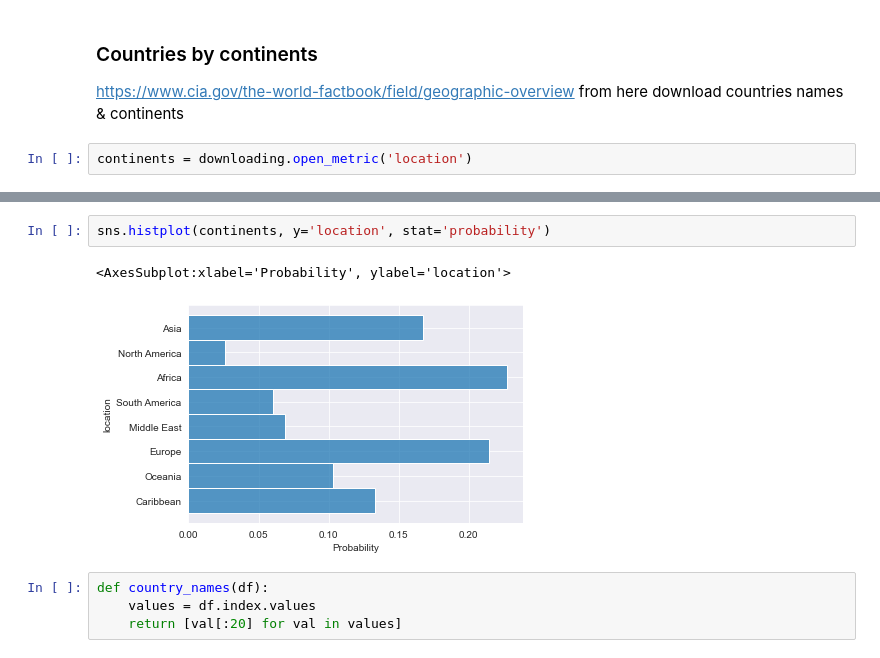
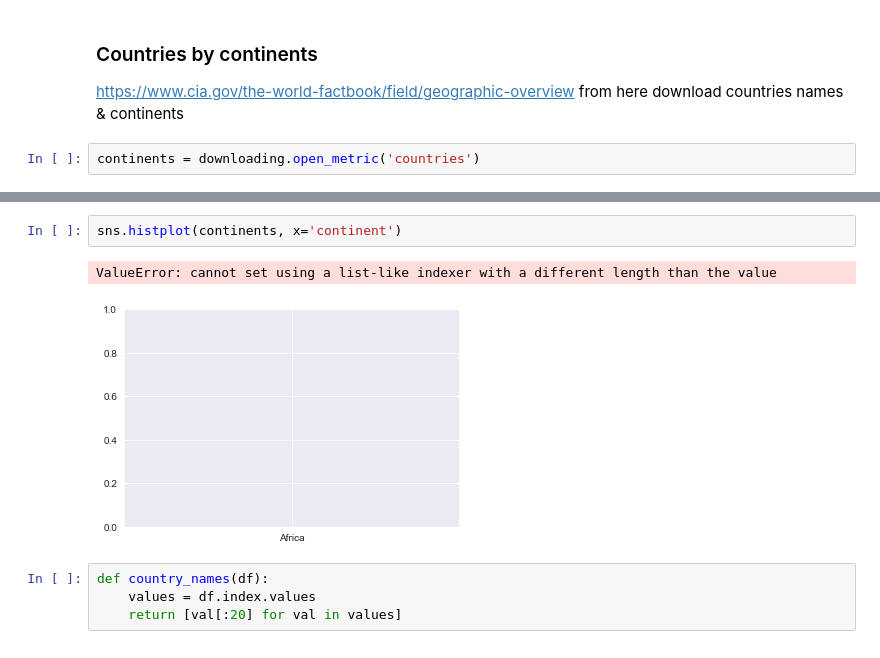
Before and after one commit to farqlia/WorldCountriesProject, a Jupyter notebook: notebooks/Aging Population Classification.ipynb, the cells around one changed output, grey strips where cells are left out. Saved outputs shown, nothing was run; the diff lists cells and outputs as text.

```diff
--- a/notebooks/Aging Population Classification.ipynb
+++ b/notebooks/Aging Population Classification.ipynb
@@ -65,7 +118,7 @@ max     49.700000    85.510000          36.180000   55.400000
 ### Countries by continents
 https://www.cia.gov/the-world-factbook/field/geographic-overview from here download countries names & continents
 # %%
-continents = downloading.open_metric('location')
+continents = downloading.open_metric('countries')
 # %%
 continents.head()
 # %% [output]
@@ -79,8 +160,8 @@ continents.head()
 # %%
-sns.histplot(continents, y='location', stat='probability')
+sns.histplot(continents, x='continent')
 # %% [output]
-<AxesSubplot:xlabel='Probability', ylabel='location'>
+ValueError: cannot set using a list-like indexer with a different length than the value
-[figure, old version]
+[figure, new version]
 # %%
 def country_names(df):
     values = df.index.values
```
Also changed, not shown: parts of 14 cells of this notebook, 18 other files.
